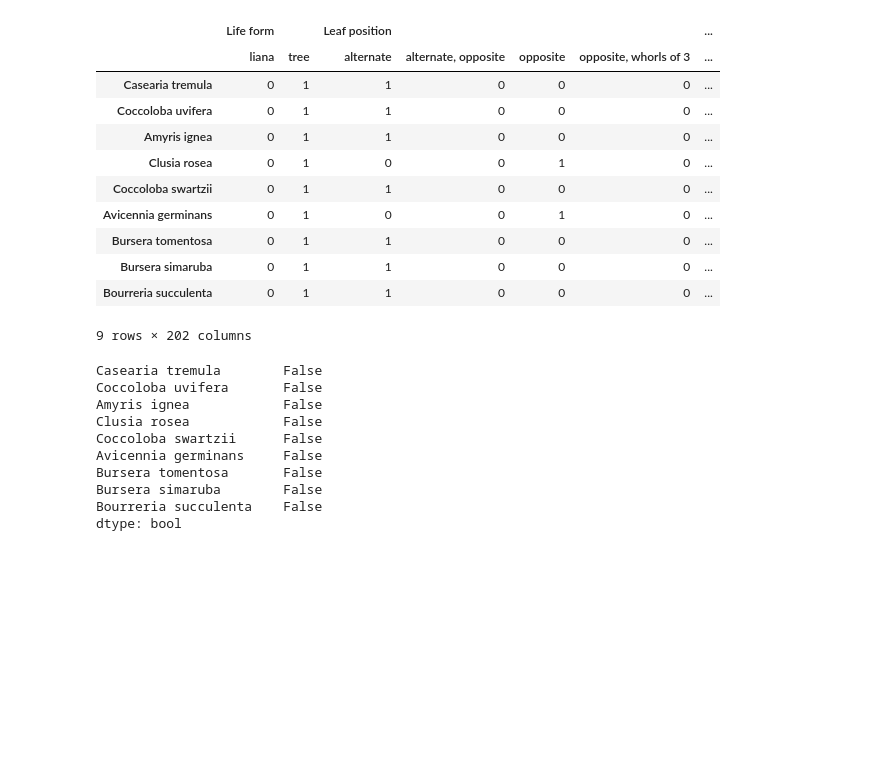
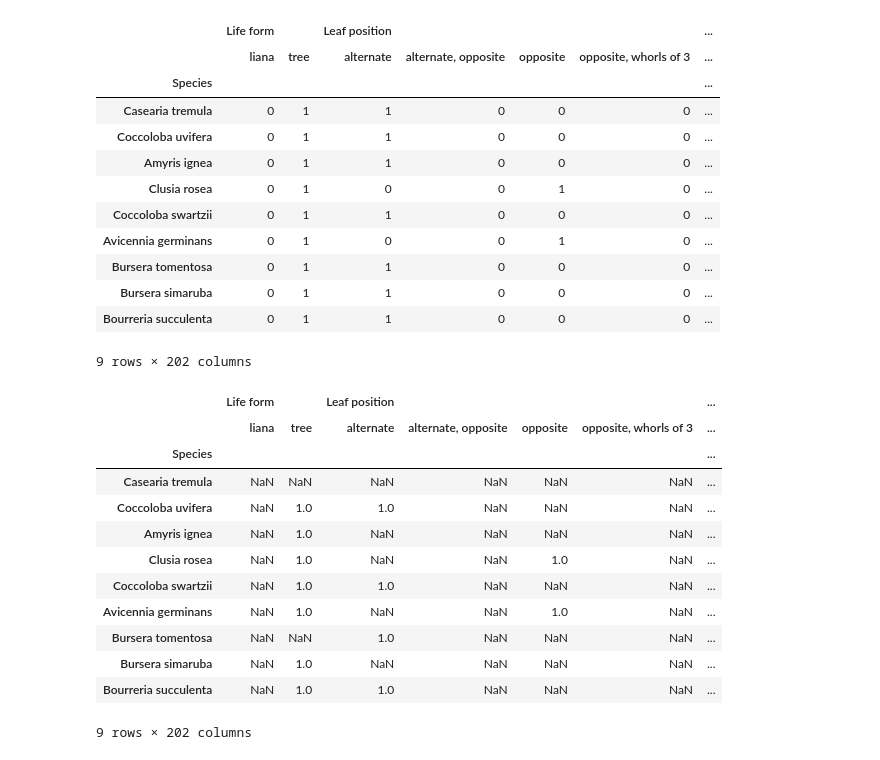
Before and after one commit to RobertvdV/GRS70424_Internship, a Jupyter notebook: notebooks/reports/OpenAI/5.3.1_ChatGPT_prompt_analyses.ipynb, the cells around one changed output. Drawn from its saved outputs; the diff is of its cells as text; code cells hidden in the pictures; blank space fills up the shorter version.

```diff
--- a/notebooks/reports/OpenAI/5.3.1_ChatGPT_prompt_analyses.ipynb
+++ b/notebooks/reports/OpenAI/5.3.1_ChatGPT_prompt_analyses.ipynb
@@ -56,29 +13,43 @@ df_Andrei_ChatGPT
-# %%
-df_Andrei.loc[df_Andrei_ChatGPT.index]
-# %% [output]
-|  | Life form |  | Leaf position |  |  |  | ... |
-|  | liana | tree | alternate | alternate, opposite | opposite | opposite, whorls of 3 | ... |
-| Casearia tremula | 0 | 1 | 1 | 0 | 0 | 0 | ... |
-| Coccoloba uvifera | 0 | 1 | 1 | 0 | 0 | 0 | ... |
-| Amyris ignea | 0 | 1 | 1 | 0 | 0 | 0 | ... |
-| Clusia rosea | 0 | 1 | 0 | 0 | 1 | 0 | ... |
-| Coccoloba swartzii | 0 | 1 | 1 | 0 | 0 | 0 | ... |
-| Avicennia germinans | 0 | 1 | 0 | 0 | 1 | 0 | ... |
-| Bursera tomentosa | 0 | 1 | 1 | 0 | 0 | 0 | ... |
-| Bursera simaruba | 0 | 1 | 1 | 0 | 0 | 0 | ... |
-| Bourreria succulenta | 0 | 1 | 1 | 0 | 0 | 0 | ... |
-9 rows × 202 columns
-# %%
-comparison = (df_Andrei_ChatGPT == df_Andrei.loc[df_Andrei_ChatGPT.index]).all(axis=1)
-comparison
-# %% [output]
-Casearia tremula        False
-Coccoloba uvifera       False
-Amyris ignea            False
-Clusia rosea            False
-Coccoloba swartzii      False
-Avicennia germinans     False
-Bursera tomentosa       False
-Bursera simaruba        False
-Bourreria succulenta    False
-dtype: bool
+# %%
+
+folder_prompt_ = "../../../data/OpenAI/PromptsAnalysesData/"
+
+file = "caribbean_df_GT.csv"
+df_caribbean_GT = pd.read_csv(F"{folder_prompt_}{file}", header=[0, 1], index_col=0)\
+    .rename_axis('Species', axis='index')
+
+file = "caribbean_df_ChatGPT.csv"
+df_caribbean_ChatGPT = pd.read_csv(F"{folder_prompt_}{file}", header=[0, 1], index_col=0)\
+    .rename_axis('Species', axis='index')
+# %%
+df_caribbean_GT
+# %% [output]
+|  | Life form |  | Leaf position |  |  |  | ... |
+|  | liana | tree | alternate | alternate, opposite | opposite | opposite, whorls of 3 | ... |
+| Species |  |  |  |  |  |  | ... |
+| Casearia tremula | 0 | 1 | 1 | 0 | 0 | 0 | ... |
+| Coccoloba uvifera | 0 | 1 | 1 | 0 | 0 | 0 | ... |
+| Amyris ignea | 0 | 1 | 1 | 0 | 0 | 0 | ... |
+| Clusia rosea | 0 | 1 | 0 | 0 | 1 | 0 | ... |
+| Coccoloba swartzii | 0 | 1 | 1 | 0 | 0 | 0 | ... |
+| Avicennia germinans | 0 | 1 | 0 | 0 | 1 | 0 | ... |
+| Bursera tomentosa | 0 | 1 | 1 | 0 | 0 | 0 | ... |
+| Bursera simaruba | 0 | 1 | 1 | 0 | 0 | 0 | ... |
+| Bourreria succulenta | 0 | 1 | 1 | 0 | 0 | 0 | ... |
+9 rows × 202 columns
+# %%
+df_caribbean_ChatGPT
+# %% [output]
+|  | Life form |  | Leaf position |  |  |  | ... |
+|  | liana | tree | alternate | alternate, opposite | opposite | opposite, whorls of 3 | ... |
+| Species |  |  |  |  |  |  | ... |
+| Casearia tremula | NaN | NaN | NaN | NaN | NaN | NaN | ... |
+| Coccoloba uvifera | NaN | 1.0 | 1.0 | NaN | NaN | NaN | ... |
+| Amyris ignea | NaN | 1.0 | NaN | NaN | NaN | NaN | ... |
+| Clusia rosea | NaN | 1.0 | NaN | NaN | 1.0 | NaN | ... |
+| Coccoloba swartzii | NaN | 1.0 | 1.0 | NaN | NaN | NaN | ... |
+| Avicennia germinans | NaN | 1.0 | NaN | NaN | 1.0 | NaN | ... |
+| Bursera tomentosa | NaN | NaN | 1.0 | NaN | NaN | NaN | ... |
+| Bursera simaruba | NaN | 1.0 | NaN | NaN | NaN | NaN | ... |
+| Bourreria succulenta | NaN | 1.0 | 1.0 | NaN | NaN | NaN | ... |
+9 rows × 202 columns
```
Also changed, not shown: parts of 11 cells of this notebook, 1 other file.
